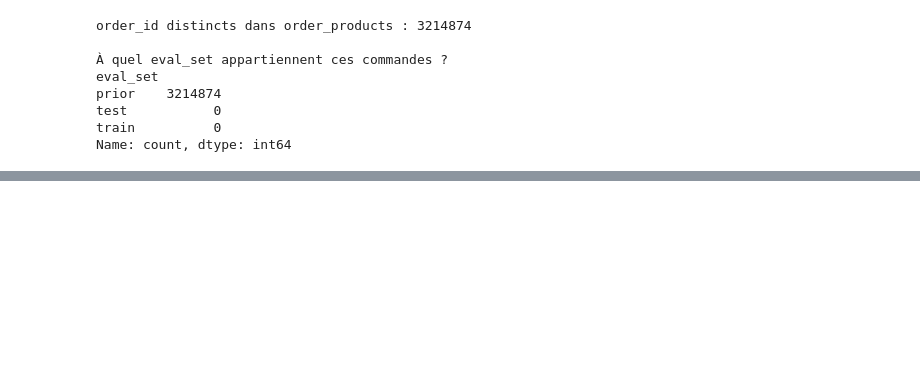
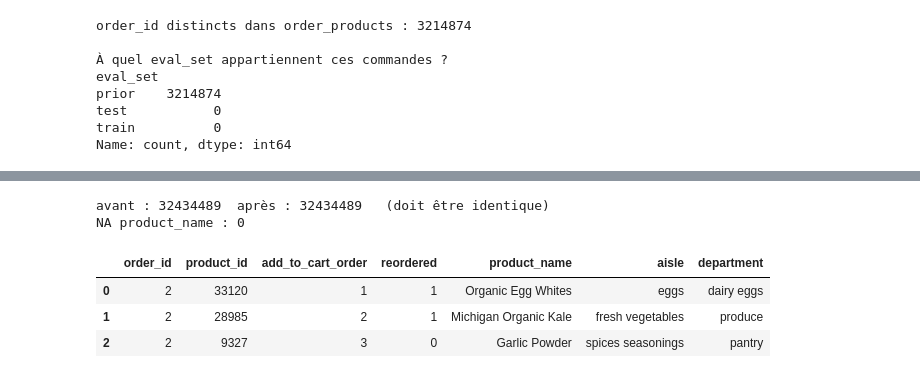
Before and after one commit to tranarivelo/joja-data-analysis, a Jupyter notebook: Analyse_Client.ipynb, the cells around one changed output, grey strips where cells are left out. Saved outputs shown, nothing was run; the diff lists cells and outputs as text; code cells hidden in the pictures; blank space fills up the shorter version.

```diff
--- a/Analyse_Client.ipynb
+++ b/Analyse_Client.ipynb
@@ -245,0 +288,19 @@ Conséquence concrète pour la suite :
+# %%
+paniers = order_products.merge(
+    produits[["product_id", "product_name", "aisle", "department"]],
+    on="product_id", how="left",
+)
+
+for col in ["product_name", "aisle", "department"]:
+    paniers[col] = paniers[col].astype("category")
+
+print("avant :", order_products.shape[0], " après :", paniers.shape[0], "  (doit être identique)")
+print("NA product_name :", paniers["product_name"].isna().sum())
+paniers.head(3)
+# %% [output]
+avant : 32434489  après : 32434489   (doit être identique)
+NA product_name : 0
+|  | order_id | product_id | add_to_cart_order | reordered | product_name | aisle | department |
+| 0 | 2 | 33120 | 1 | 1 | Organic Egg Whites | eggs | dairy eggs |
+| 1 | 2 | 28985 | 2 | 1 | Michigan Organic Kale | fresh vegetables | produce |
+| 2 | 2 | 9327 | 3 | 0 | Garlic Powder | spices seasonings | pantry |
```
Also changed, not shown: parts of 18 cells of this notebook.
